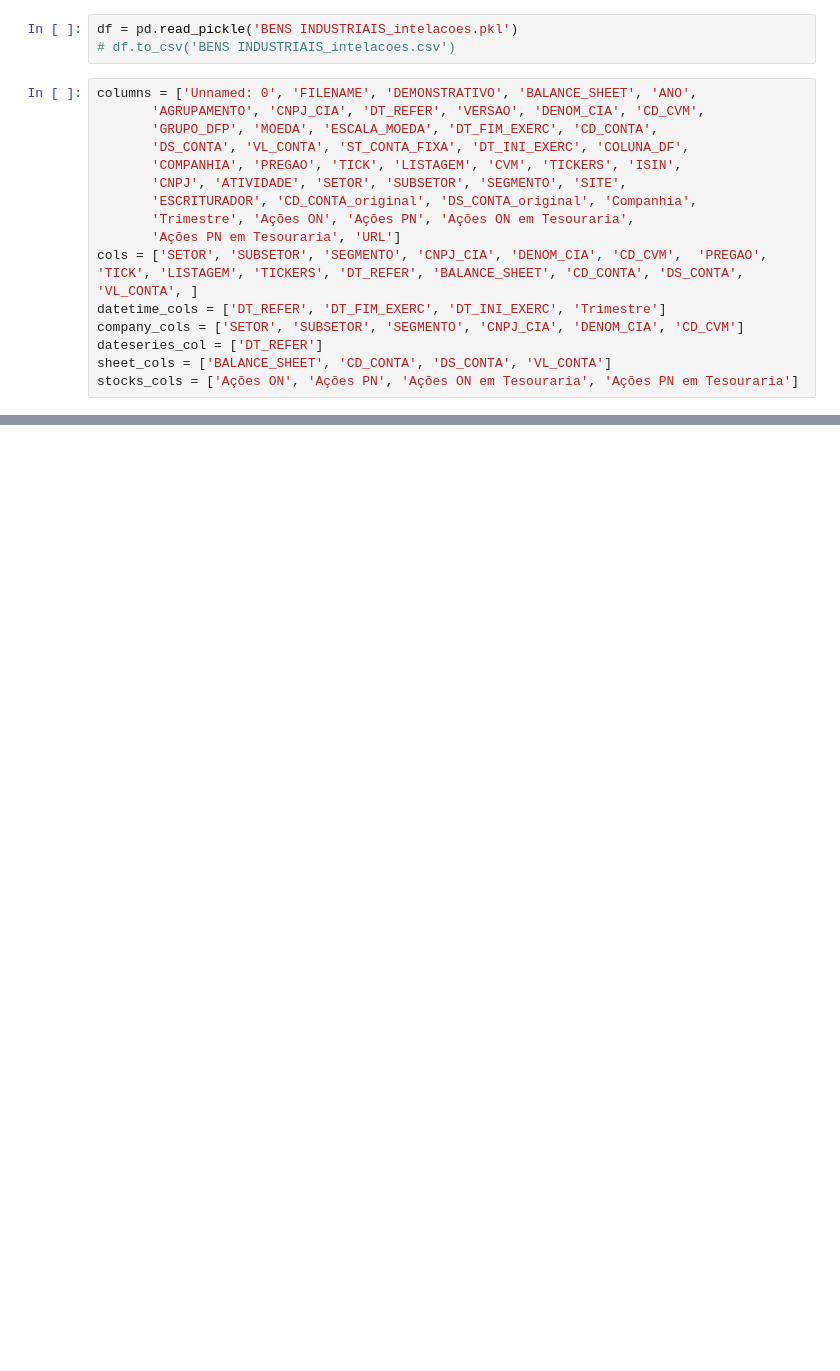
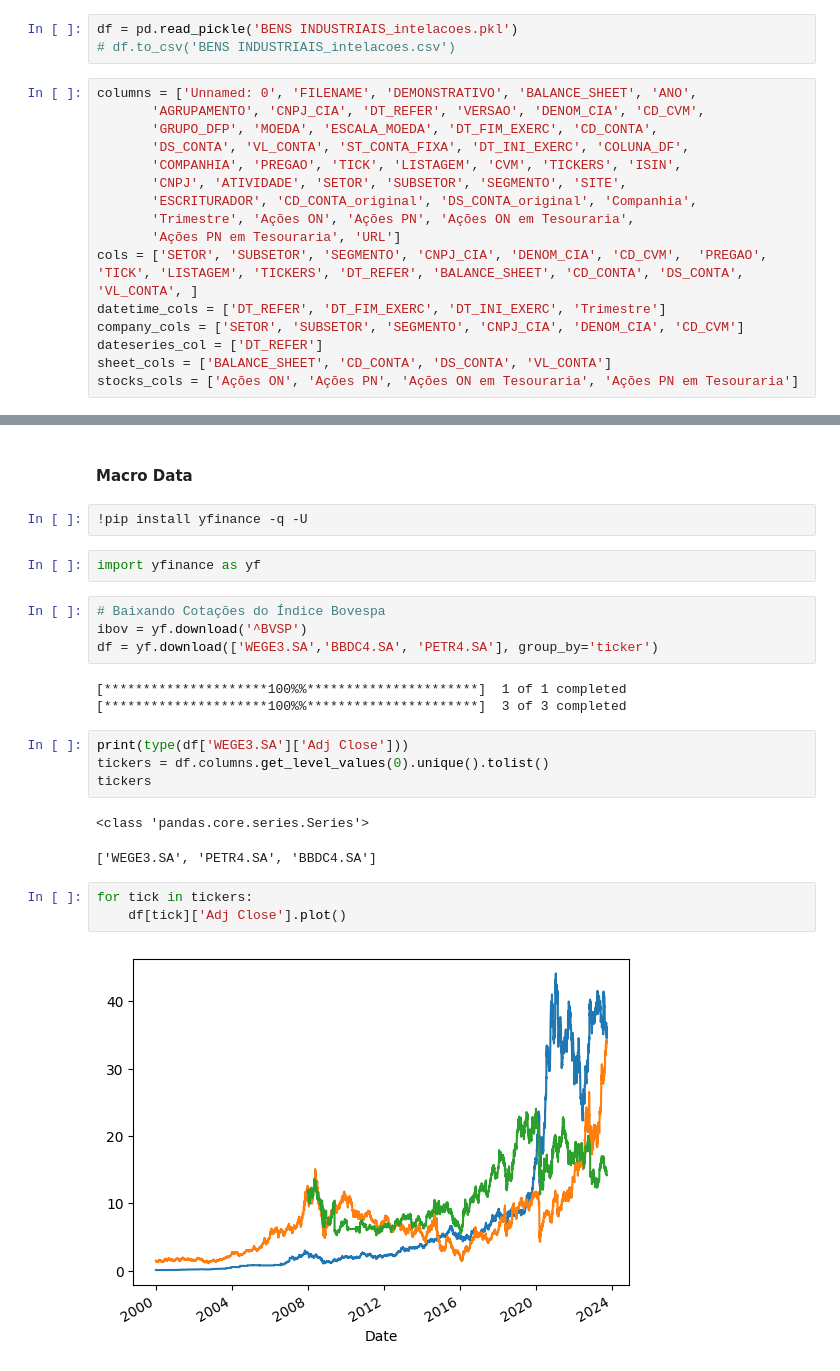
Before and after one commit to faustostangler/DSH, a Jupyter notebook: read_cvm.ipynb, the cells around one changed output, grey strips where cells are left out. Cells and saved outputs as stored; diff of their text form; blank space fills up the shorter version.

```diff
--- a/read_cvm.ipynb
+++ b/read_cvm.ipynb
@@ -697,0 +779,25 @@ dfc[mask][cols].drop_duplicates()
+# %% [markdown]
+#### Macro Data
+# %%
+!pip install yfinance -q -U
+# %%
+import yfinance as yf
+# %%
+# Baixando Cotações do Índice Bovespa
+ibov = yf.download('^BVSP')
+df = yf.download(['WEGE3.SA','BBDC4.SA', 'PETR4.SA'], group_by='ticker')
+# %% [output]
+[*********************100%%**********************]  1 of 1 completed
+[*********************100%%**********************]  3 of 3 completed
+# %%
+print(type(df['WEGE3.SA']['Adj Close']))
+tickers = df.columns.get_level_values(0).unique().tolist()
+tickers
+# %% [output]
+<class 'pandas.core.series.Series'>
+['WEGE3.SA', 'PETR4.SA', 'BBDC4.SA']
+# %%
+for tick in tickers:
+    df[tick]['Adj Close'].plot()
+# %% [output]
+[figure, added]
```
Also changed, not shown: parts of 46 cells of this notebook, 6 other files.
